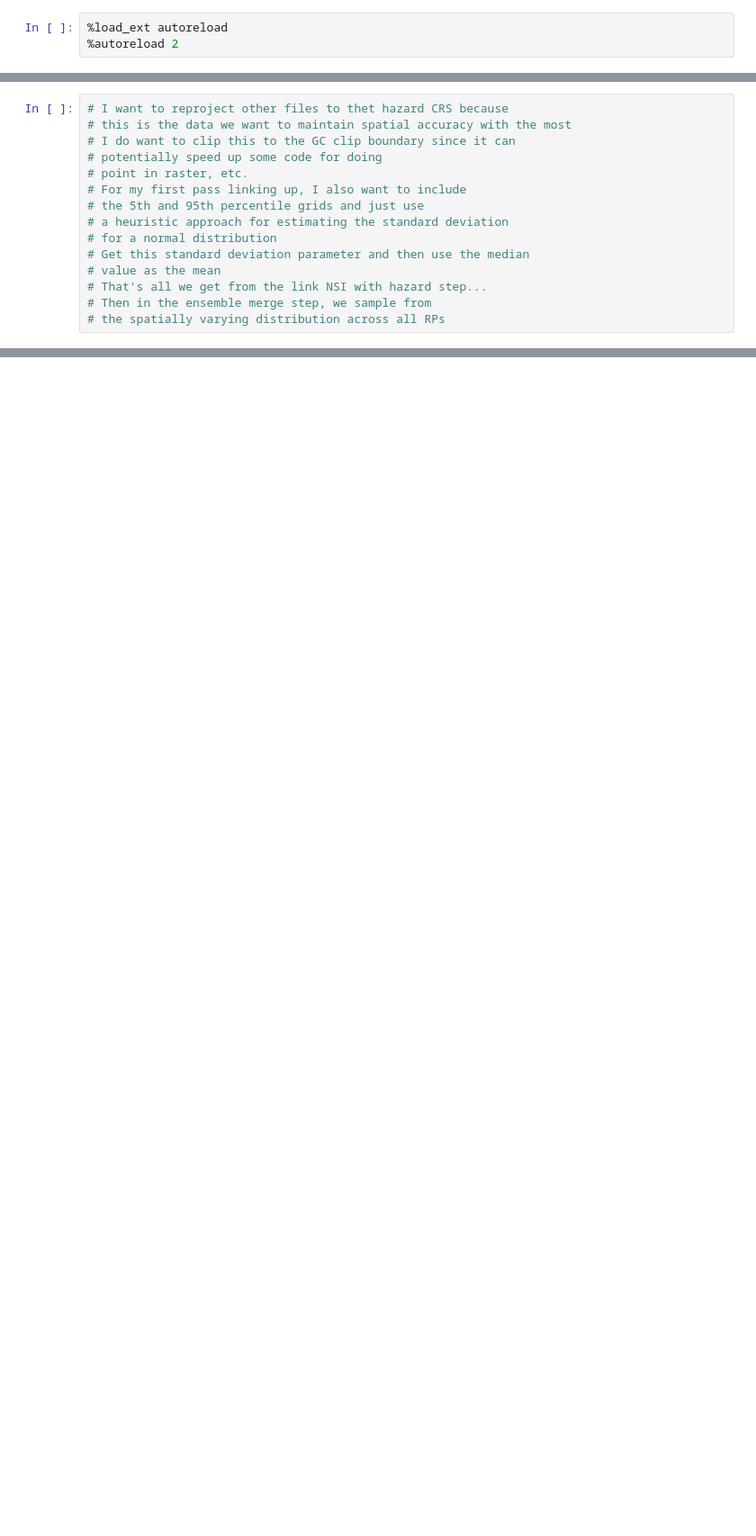
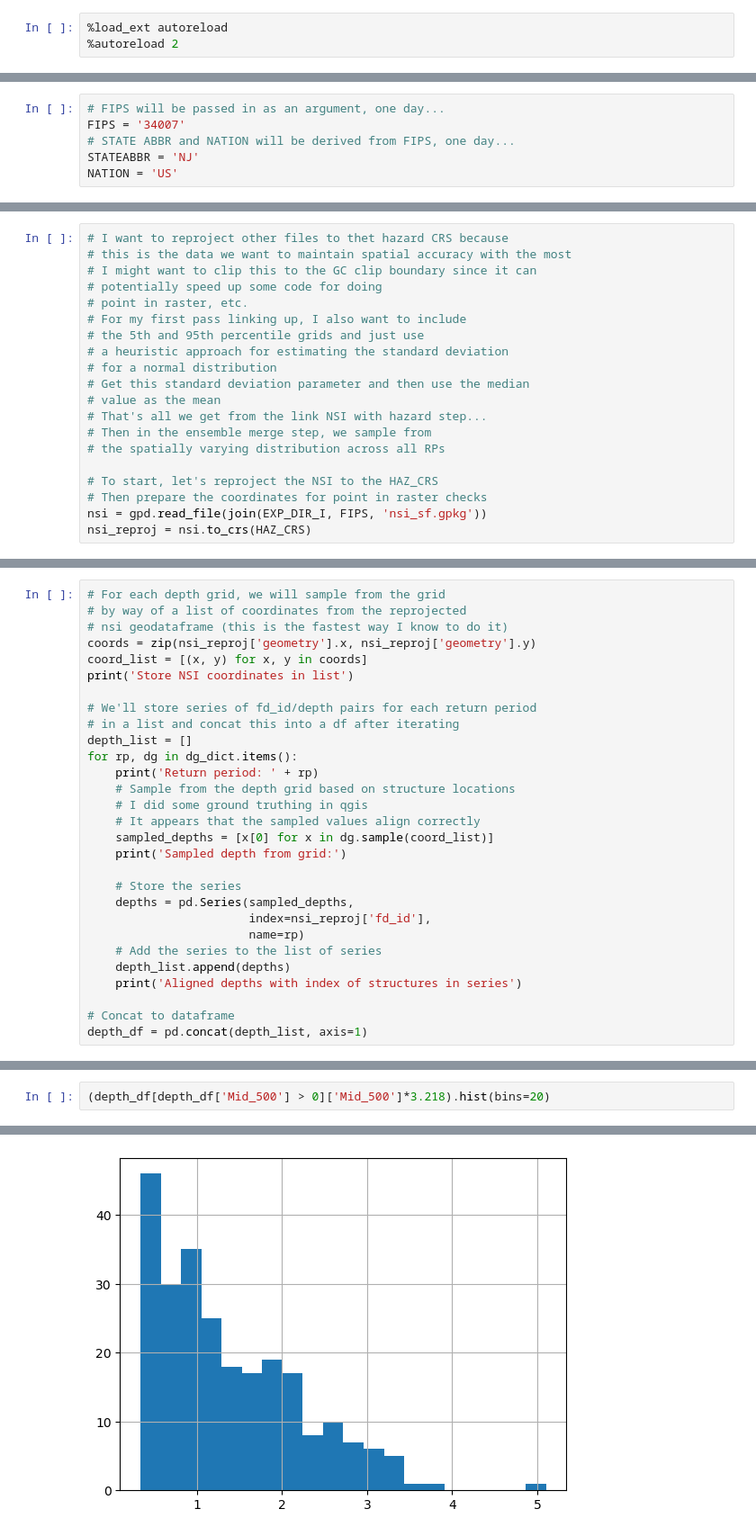
Before and after one commit to abpoll/gc_elev, a Jupyter notebook: workflow/notebooks/process_haz.ipynb, the cells around one changed output, grey strips where cells are left out. Shown: that part at 90% size. Saved outputs shown, nothing was run; the diff lists cells and outputs as text; blank space fills up the shorter version.

```diff
--- a/workflow/notebooks/process_haz.ipynb
+++ b/workflow/notebooks/process_haz.ipynb
@@ -14,4 +15,10 @@ os.environ['USE_PYGEOS'] = '0'
 
 from util.files import *
 from util.const import *
+# %%
+# FIPS will be passed in as an argument, one day...
+FIPS = '34007'
+# STATE ABBR and NATION will be derived from FIPS, one day...
+STATEABBR = 'NJ'
+NATION = 'US'
 # %% [markdown]
@@ -33,7 +58,7 @@ temp = rasterio.open(temp_rp_filep)
 # %%
 # I want to reproject other files to thet hazard CRS because
 # this is the data we want to maintain spatial accuracy with the most
-# I do want to clip this to the GC clip boundary since it can
+# I might want to clip this to the GC clip boundary since it can
 # potentially speed up some code for doing
 # point in raster, etc.
 # For my first pass linking up, I also want to include
@@ -45,3 +70,8 @@ temp = rasterio.open(temp_rp_filep)
 # That's all we get from the link NSI with hazard step...
 # Then in the ensemble merge step, we sample from
 # the spatially varying distribution across all RPs
+
+# To start, let's reproject the NSI to the HAZ_CRS
+# Then prepare the coordinates for point in raster checks
+nsi = gpd.read_file(join(EXP_DIR_I, FIPS, 'nsi_sf.gpkg'))
+nsi_reproj = nsi.to_crs(HAZ_CRS)
@@ -53,0 +78,29 @@ BoundingBox(left=485175.24429968, bottom=4411030.1644404, right=497988.273615641
+# %%
+# For each depth grid, we will sample from the grid
+# by way of a list of coordinates from the reprojected
+# nsi geodataframe (this is the fastest way I know to do it)
+coords = zip(nsi_reproj['geometry'].x, nsi_reproj['geometry'].y)
+coord_list = [(x, y) for x, y in coords]
+print('Store NSI coordinates in list')
+
+# We'll store series of fd_id/depth pairs for each return period
+# in a list and concat this into a df after iterating
+depth_list = []
+for rp, dg in dg_dict.items():
+    print('Return period: ' + rp)
+    # Sample from the depth grid based on structure locations
+    # I did some ground truthing in qgis
+    # It appears that the sampled values align correctly
+    sampled_depths = [x[0] for x in dg.sample(coord_list)]
+    print('Sampled depth from grid:')
+
+    # Store the series
+    depths = pd.Series(sampled_depths,
+                       index=nsi_reproj['fd_id'],
+                       name=rp)
+    # Add the series to the list of series
+    depth_list.append(depths)
+    print('Aligned depths with index of structures in series')
+
+# Concat to dataframe
+depth_df = pd.concat(depth_list, axis=1)
@@ -53,0 +125,3 @@ BoundingBox(left=485175.24429968, bottom=4411030.1644404, right=497988.273615641
+# %%
+(depth_df[depth_df['Mid_500'] > 0]['Mid_500']*3.218).hist(bins=20)
+# %% [output]
@@ -53,0 +129 @@ BoundingBox(left=485175.24429968, bottom=4411030.1644404, right=497988.273615641
+[figure, added]
```
Also changed, not shown: parts of 17 cells of this notebook, 7 other files.
